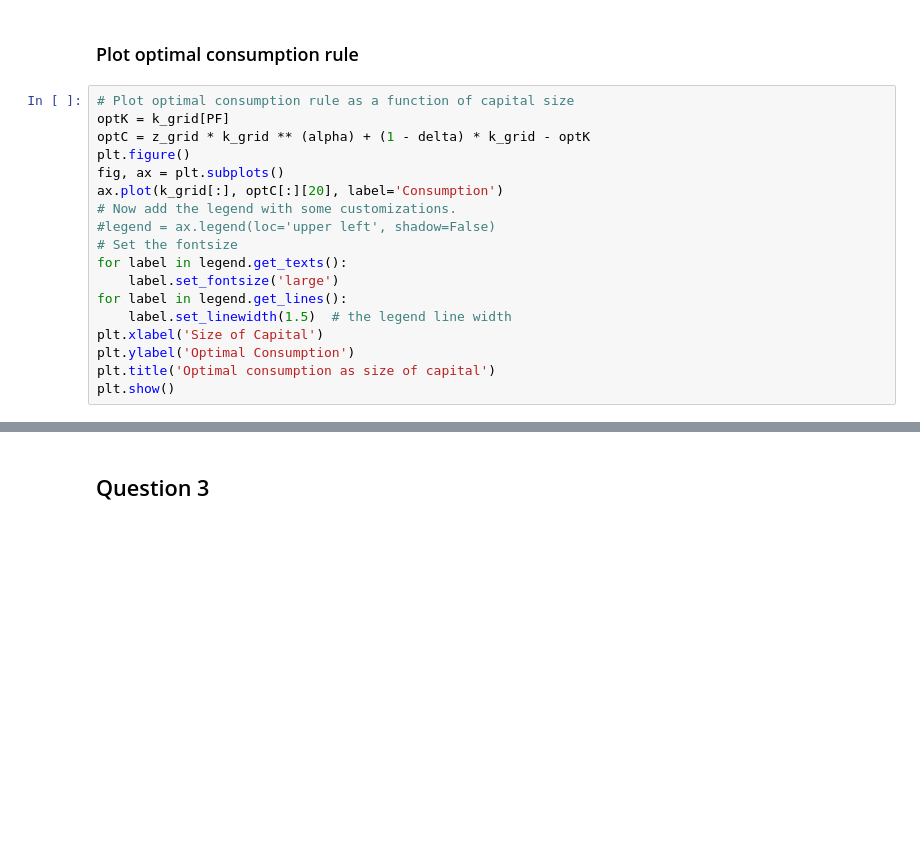
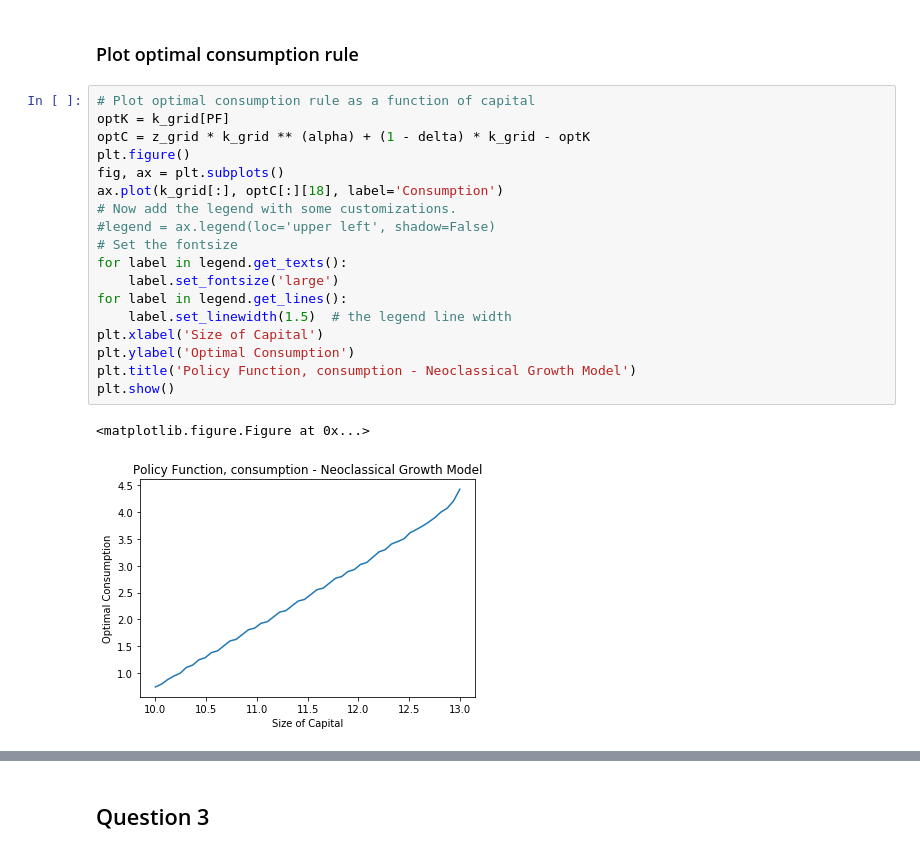
Before and after one commit to quainialberto/BootCamp2018, a Jupyter notebook: ProbSets/Econ/Wk1_DP/DP.ipynb, the cells around one changed output, grey strips where cells are left out. Drawn from its saved outputs; the diff is of its cells as text; blank space fills up the shorter version.

```diff
--- a/ProbSets/Econ/Wk1_DP/DP.ipynb
+++ b/ProbSets/Econ/Wk1_DP/DP.ipynb
@@ -231,21 +246,24 @@ plt.show()
 # %% [markdown]
 ### Plot optimal consumption rule
 # %%
-# Plot optimal consumption rule as a function of capital size
+# Plot optimal consumption rule as a function of capital
 optK = k_grid[PF]
 optC = z_grid * k_grid ** (alpha) + (1 - delta) * k_grid - optK
 plt.figure()
 fig, ax = plt.subplots()
-ax.plot(k_grid[:], optC[:][20], label='Consumption')
+ax.plot(k_grid[:], optC[:][18], label='Consumption')
 # Now add the legend with some customizations.
 #legend = ax.legend(loc='upper left', shadow=False)
 # Set the fontsize
 for label in legend.get_texts():
     label.set_fontsize('large')
 for label in legend.get_lines():
     label.set_linewidth(1.5)  # the legend line width
 plt.xlabel('Size of Capital')
 plt.ylabel('Optimal Consumption')
-plt.title('Optimal consumption as size of capital')
+plt.title('Policy Function, consumption - Neoclassical Growth Model')
 plt.show()
+# %% [output]
+<matplotlib.figure.Figure at 0x...>
+[figure, added]
 # %%
```
Also changed, not shown: parts of 33 cells of this notebook, 2 other files.
